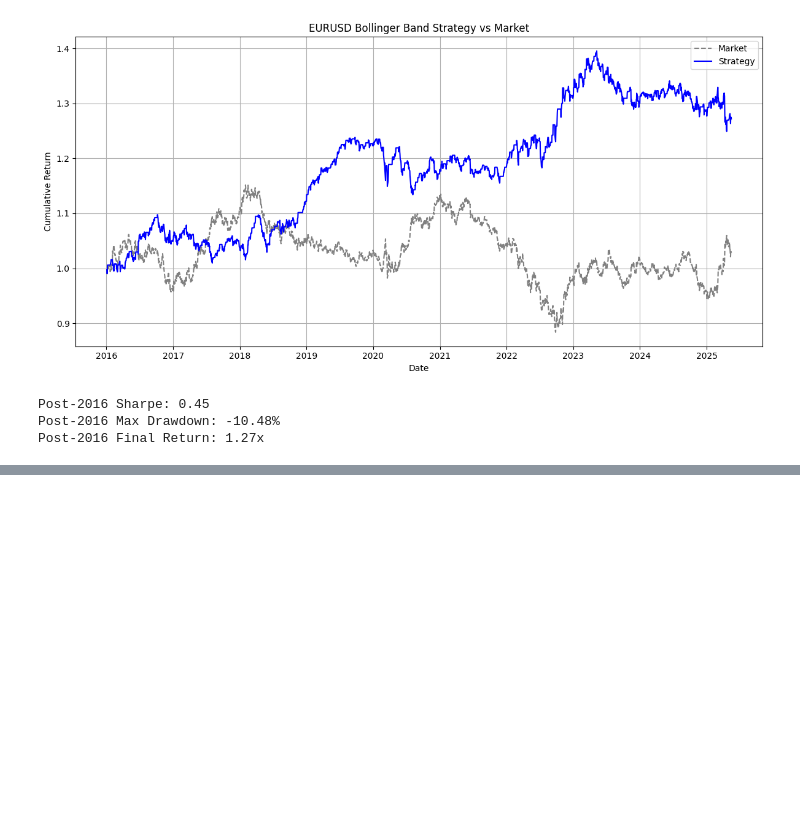
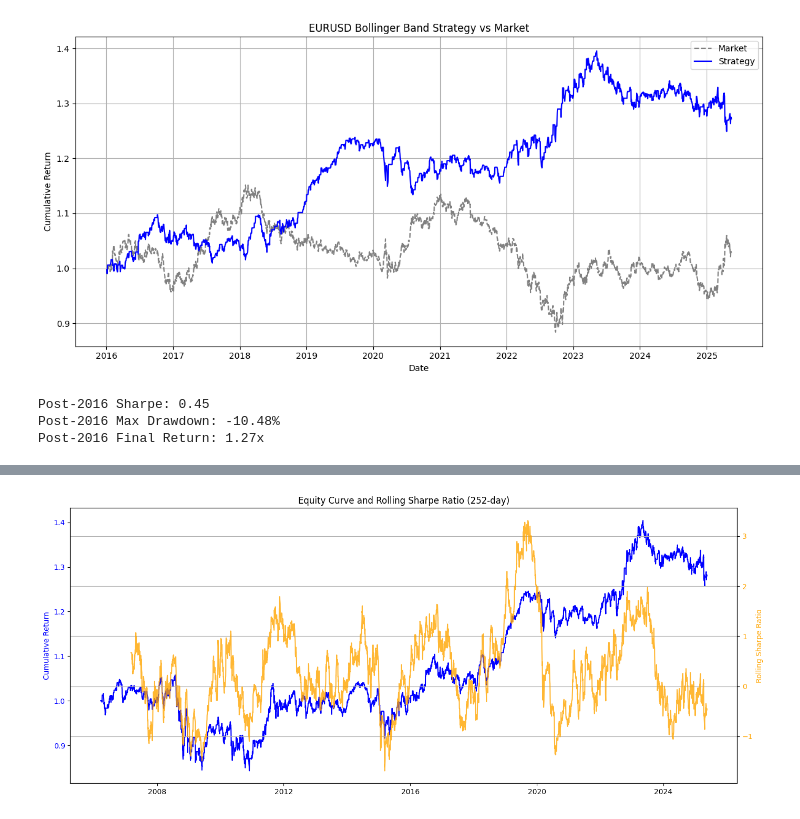
Before and after one commit to dt-17/algotrading, a Jupyter notebook: prototyping.ipynb, the cells around one changed output, grey strips where cells are left out. Saved outputs shown, nothing was run; the diff lists cells and outputs as text; code cells hidden in the pictures; blank space fills up the shorter version.

Commit message:
some edits
added rolling sharp, messed with trade logs

```diff
--- a/prototyping.ipynb
+++ b/prototyping.ipynb
@@ -342,0 +347,48 @@ Post-2016 Final Return: 1.27x
+# %%
+# Define function
+def compute_rolling_sharpe(df, window=252):
+    """
+    Compute rolling Sharpe ratio from strategy returns.
+
+    Parameters
+    ----------
+    df : pd.DataFrame
+        Must include 'strategy_returns' column.
+    window : int
+        Rolling window size (in trading days).
+
+    Returns
+    -------
+    pd.Series
+        Rolling Sharpe ratio (annualized).
+    """
+    rolling_mean = df['strategy_returns'].rolling(window).mean()
+    rolling_std = df['strategy_returns'].rolling(window).std()
+    rolling_sharpe = rolling_mean / rolling_std * np.sqrt(252)
+    return rolling_sharpe
+
+# Compute rolling Sharpe and store in DataFrame
+df = results['df'].copy()
+df['rolling_sharpe'] = compute_rolling_sharpe(df, window=252)
+
+# Plot equity curve + rolling Sharpe
+fig, ax1 = plt.subplots(figsize=(14, 6))
+
+# Equity curve
+ax1.plot(df.index, df['cumulative_strategy'], label='Equity Curve', color='blue')
+ax1.set_ylabel("Cumulative Return", color='blue')
+ax1.tick_params(axis='y', labelcolor='blue')
+
+# Rolling Sharpe on second y-axis
+ax2 = ax1.twinx()
+ax2.plot(df.index, df['rolling_sharpe'], label='Rolling Sharpe (252d)', color='orange', alpha=0.8)
+ax2.set_ylabel("Rolling Sharpe Ratio", color='orange')
+ax2.tick_params(axis='y', labelcolor='orange')
+
+# Titles and grid
+plt.title("Equity Curve and Rolling Sharpe Ratio (252-day)")
+fig.tight_layout()
+plt.grid(True)
+plt.show()
+# %% [output]
+[figure, added]
```
Also changed, not shown: parts of 4 cells of this notebook, 2 other files.
